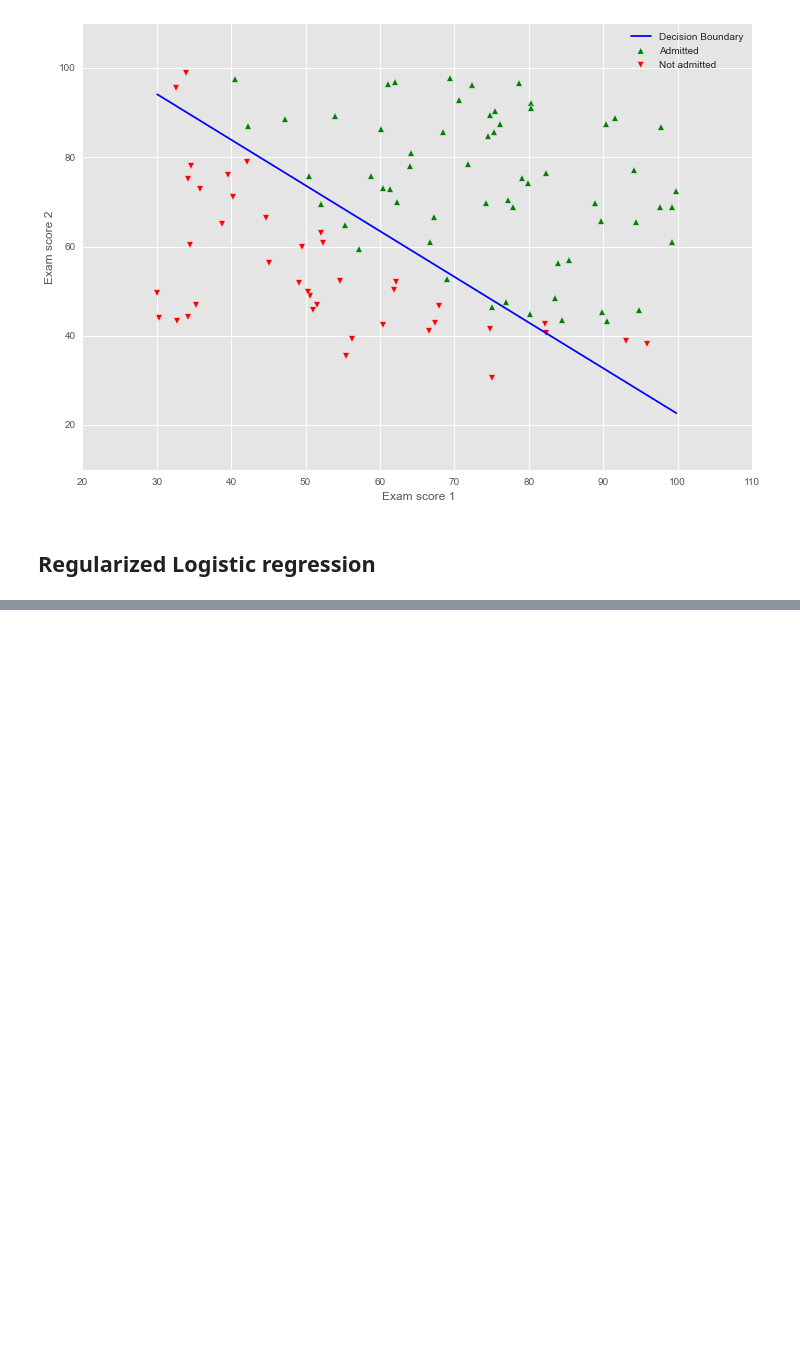
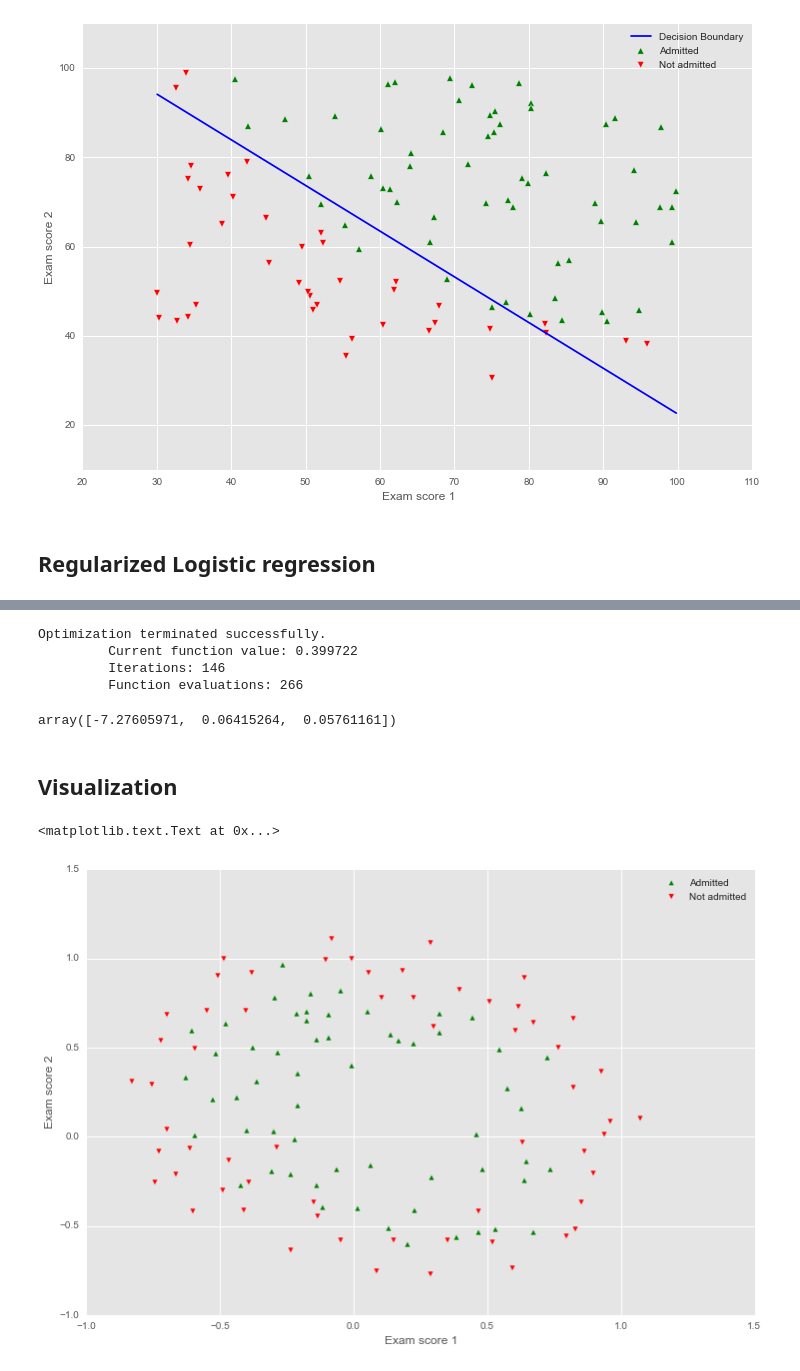
Before and after one commit to Sandeep42/machine-learning-coursera-on-your-face, a Jupyter notebook: Exercise 2 Logistic Regression.ipynb, the cells around one changed output, grey strips where cells are left out. Drawn from its saved outputs; the diff is of its cells as text; code cells hidden in the pictures; blank space fills up the shorter version.

```diff
--- a/Exercise 2 Logistic Regression.ipynb
+++ b/Exercise 2 Logistic Regression.ipynb
@@ -103,0 +142,23 @@ plt.ylabel('Exam score 2')
+# %%
+optimizeThetaReg(theta_in,X,y)
+# %% [output]
+Optimization terminated successfully.
+         Current function value: 0.399722
+         Iterations: 146
+         Function evaluations: 266
+array([-7.27605971,  0.06415264,  0.05761161])
+# %% [markdown]
+## Visualization
+# %%
+data = pd.read_csv('res/ex2data2.txt', header= None, names = ['Test1','Test2','result'])
+# %%
+pos = data.result == 1
+neg = data.result == 0
+plt.scatter(data.Test1[pos], data.Test2[pos], s= 35, c= 'g',marker='^',label= 'Admitted')
+plt.scatter(data.Test1[neg], data.Test2[neg], s= 35, c= 'r',marker='v',label='Not admitted')
+plt.legend()
+plt.xlabel('Exam score 1')
+plt.ylabel('Exam score 2')
+# %% [output]
+<matplotlib.text.Text at 0x...>
+[figure, added]
```
Also changed, not shown: parts of 5 cells of this notebook.
